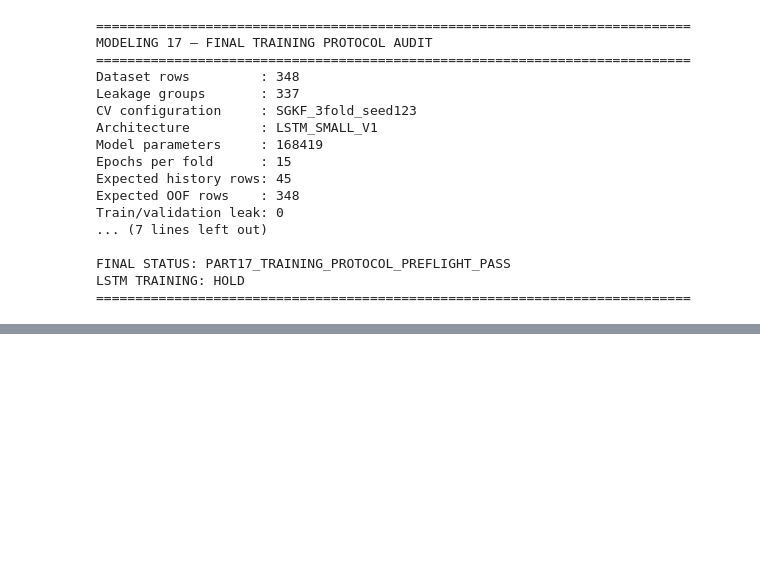
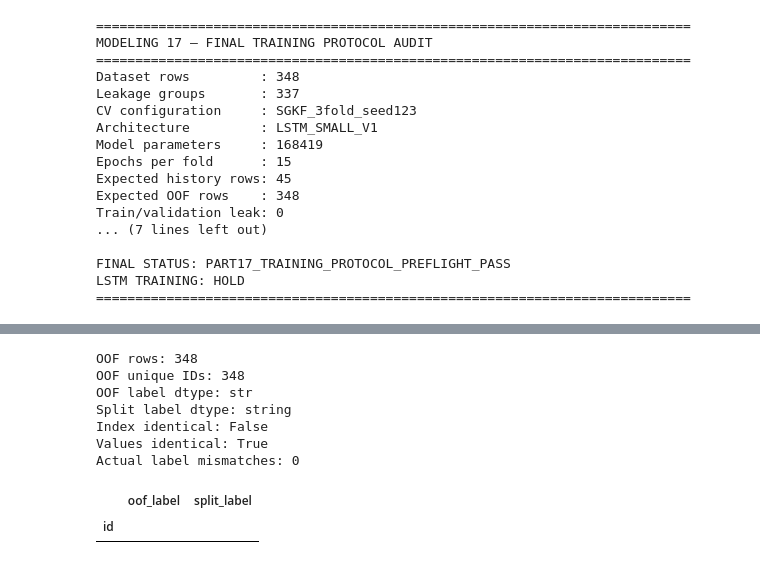
Before and after one commit to YusakSR/Penelitian-Sentimen-Bencana-Nasional, a Jupyter notebook: 04_Modeling/04_modeling.ipynb, the cells around one changed output, grey strips where cells are left out. Drawn from its saved outputs; the diff is of its cells as text; code cells hidden in the pictures; blank space fills up the shorter version.

Commit message:
Modeling Part18 LSTM Training OOF Evaluation and Reconciliation Fix

```diff
--- a/04_Modeling/04_modeling.ipynb
+++ b/04_Modeling/04_modeling.ipynb
@@ -14980,0 +16396,37 @@ LSTM TRAINING: HOLD
+# %%
+# PART18 — DIAGNOSTIC ONLY
+# Tidak melakukan training atau mengubah data
+
+print("OOF rows:", len(oof))
+print("OOF unique IDs:", oof["id"].nunique())
+
+print("OOF label dtype:", oof_by_id["true_label"].dtype)
+print("Split label dtype:", s["sentiment_label"].dtype)
+
+left = oof_by_id["true_label"].astype("string")
+right = s["sentiment_label"].astype("string")
+
+print("Index identical:", left.index.equals(right))
+print("Values identical:", left.equals(right))
+
+mismatch = pd.DataFrame({
+    "oof_label": left,
+    "split_label": right
+})
+
+mismatch = mismatch.loc[
+    mismatch["oof_label"] != mismatch["split_label"]
+]
+
+print("Actual label mismatches:", len(mismatch))
+display(mismatch.head(10))
+# %% [output]
+OOF rows: 348
+OOF unique IDs: 348
+OOF label dtype: str
+Split label dtype: string
+Index identical: False
+Values identical: True
+Actual label mismatches: 0
+|  | oof_label | split_label |
+| id |  |  |
```
Also changed, not shown: parts of 3 cells of this notebook, 7 other files.
